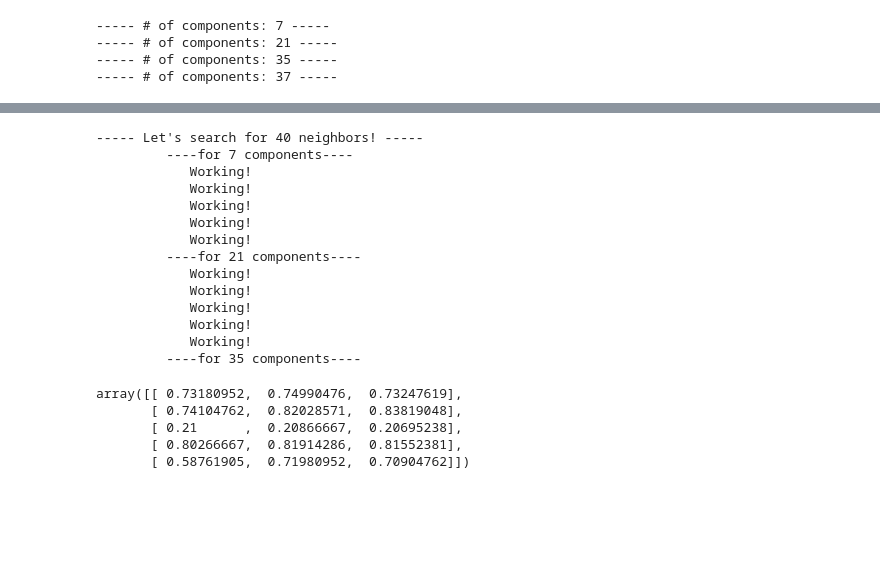
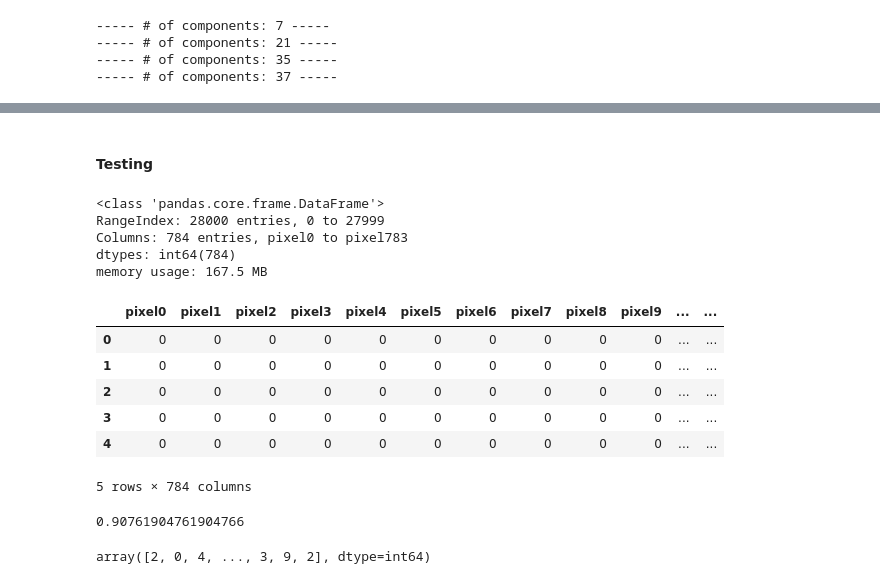
Before and after one commit to Ark93/DigitRecognitionKaggle, a Jupyter notebook: DigitRecognition.ipynb, the cells around one changed output, grey strips where cells are left out. Drawn from its saved outputs; the diff is of its cells as text; code cells hidden in the pictures; blank space fills up the shorter version.

```diff
--- a/DigitRecognition.ipynb
+++ b/DigitRecognition.ipynb
@@ -291,30 +276,0 @@ print('----Ready----')
-# %%
-for n_n in n_neighbors_:
-    print('----- Let\'s search for %d neighbors! -----' % (n_n))
-    for i,n_component_ in enumerate(n_components_):
-        print('\t ----for %d components----' % (n_component_))
-        isomap_ = manifold.Isomap(n_neighbors=n_n, n_components= n_component_)
-        isomap_features = isomap_.fit_transform(x_train[:15000])
-        isomap_test = isomap_.transform(x_test)
-        for j,clf_ in enumerate(clfs):
-            print('\t    Working!')
-            clf_.fit(isomap_features[:15000],y_train[:15000])
-            y_pred = clf_.predict(isomap_test)
-            #print('Accuracy with %d components: %0.3f' % (n_components_,metrics.accuracy_score(y_test,y_pred)))
-            clf_accu[j,i] = metrics.accuracy_score(y_test,y_pred)
-print('--------Complete!!-----------')
-# %% [output]
------ Let's search for 40 neighbors! -----
-         ----for 7 components----
-            Working!
-            Working!
-            Working!
-            Working!
-            Working!
-         ----for 21 components----
-            Working!
-            Working!
-            Working!
-            Working!
-            Working!
-         ----for 35 components----
@@ -334,8 +277,21 @@ plt.show()
-# %%
-clf_accu
-# %% [output]
-array([[ 0.73180952,  0.74990476,  0.73247619],
-       [ 0.74104762,  0.82028571,  0.83819048],
-       [ 0.21      ,  0.20866667,  0.20695238],
-       [ 0.80266667,  0.81914286,  0.81552381],
-       [ 0.58761905,  0.71980952,  0.70904762]])
+# %% [markdown]
+#### Testing
+# %%
+df_test = pd.read_csv('test.csv')
+df_test.info()
+# %% [output]
+<class 'pandas.core.frame.DataFrame'>
+RangeIndex: 28000 entries, 0 to 27999
+Columns: 784 entries, pixel0 to pixel783
+dtypes: int64(784)
+memory usage: 167.5 MB
+# %%
+df_test.head()
+# %% [output]
+|  | pixel0 | pixel1 | pixel2 | pixel3 | pixel4 | pixel5 | pixel6 | pixel7 | pixel8 | pixel9 | ... | ... |
+| 0 | 0 | 0 | 0 | 0 | 0 | 0 | 0 | 0 | 0 | 0 | ... | ... |
+| 1 | 0 | 0 | 0 | 0 | 0 | 0 | 0 | 0 | 0 | 0 | ... | ... |
+| 2 | 0 | 0 | 0 | 0 | 0 | 0 | 0 | 0 | 0 | 0 | ... | ... |
+| 3 | 0 | 0 | 0 | 0 | 0 | 0 | 0 | 0 | 0 | 0 | ... | ... |
+| 4 | 0 | 0 | 0 | 0 | 0 | 0 | 0 | 0 | 0 | 0 | ... | ... |
+5 rows × 784 columns
@@ -341,0 +301,15 @@ array([[ 0.73180952,  0.74990476,  0.73247619],
+# %%
+pca_features = pca_.fit_transform(x_train)
+pca_x_test = pca_.transform(x_test)
+clf_frst = ensemble.RandomForestClassifier()
+clf_frst.fit(pca_features,y_train)
+y_pred = clf_frst.predict(pca_x_test)
+metrics.accuracy_score(y_test,y_pred)
+# %% [output]
+0.90761904761904766
+# %%
+pca_test=pca_.transform(df_test_sd)
+y_test_pred = clf_frst.predict(pca_test)
+y_test_pred
+# %% [output]
+array([2, 0, 4, ..., 3, 9, 2], dtype=int64)
```
Also changed, not shown: parts of 9 cells of this notebook.
